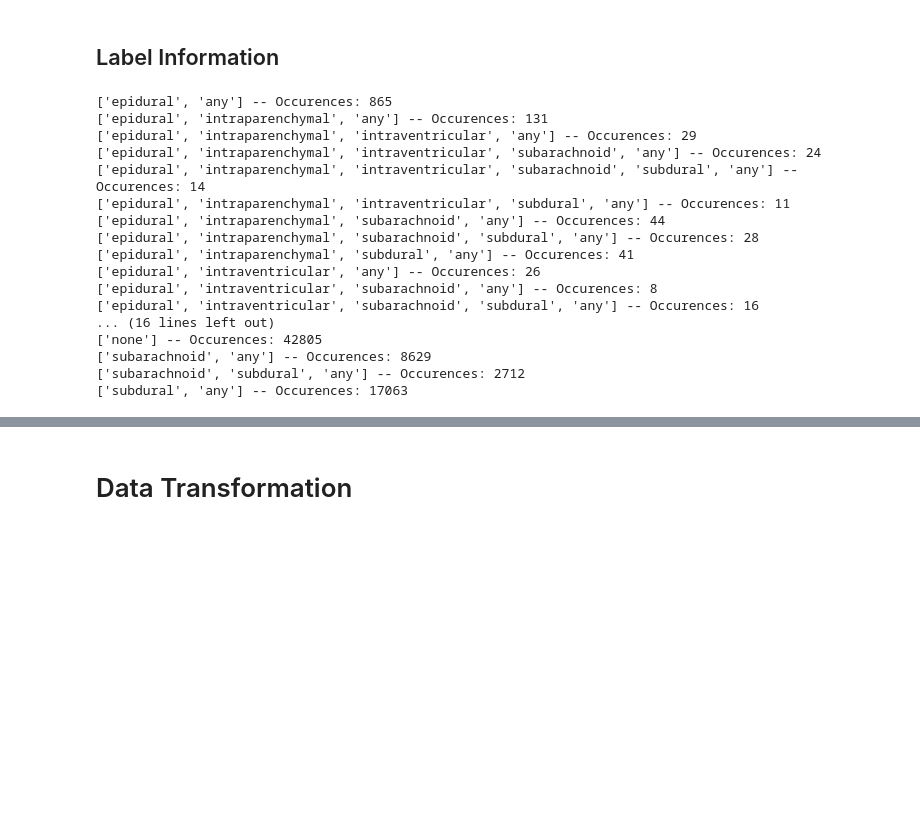
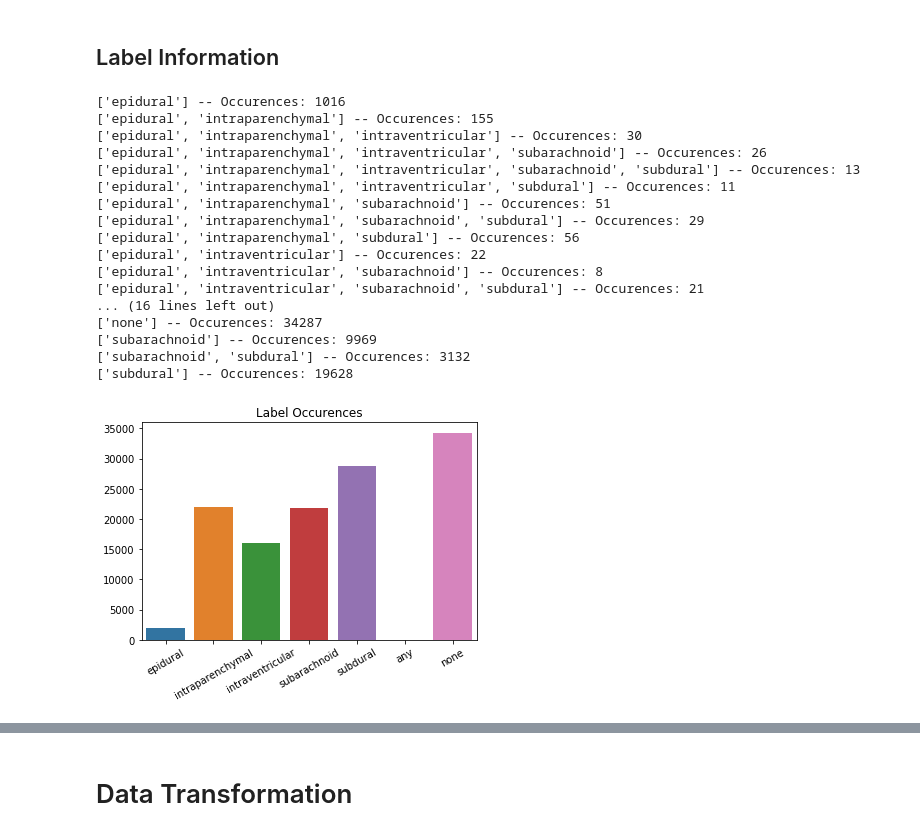
Before and after one commit to bjhammack/intracranial-hemorrhage-detection, a Jupyter notebook: rsna_hemorrhage_classification_model.ipynb, the cells around one changed output, grey strips where cells are left out. Saved outputs shown, nothing was run; the diff lists cells and outputs as text; code cells hidden in the pictures; blank space fills up the shorter version.

```diff
--- a/rsna_hemorrhage_classification_model.ipynb
+++ b/rsna_hemorrhage_classification_model.ipynb
@@ -242,27 +275,38 @@ plt.imshow(random_scan);
 # %% [markdown]
 ## Label Information
-# %%
-unique_labels, label_counts = np.unique(data['labels'], return_counts=True)
-
-index = 0
-for i in unique_labels:
-    print(i,'-- Occurences:',label_counts[index])
-    index += 1
-# %% [output]
-['epidural', 'any'] -- Occurences: 865
-['epidural', 'intraparenchymal', 'any'] -- Occurences: 131
-['epidural', 'intraparenchymal', 'intraventricular', 'any'] -- Occurences: 29
-['epidural', 'intraparenchymal', 'intraventricular', 'subarachnoid', 'any'] -- Occurences: 24
-['epidural', 'intraparenchymal', 'intraventricular', 'subarachnoid', 'subdural', 'any'] -- Occurences: 14
-['epidural', 'intraparenchymal', 'intraventricular', 'subdural', 'any'] -- Occurences: 11
-['epidural', 'intraparenchymal', 'subarachnoid', 'any'] -- Occurences: 44
-['epidural', 'intraparenchymal', 'subarachnoid', 'subdural', 'any'] -- Occurences: 28
-['epidural', 'intraparenchymal', 'subdural', 'any'] -- Occurences: 41
-['epidural', 'intraventricular', 'any'] -- Occurences: 26
-['epidural', 'intraventricular', 'subarachnoid', 'any'] -- Occurences: 8
-['epidural', 'intraventricular', 'subarachnoid', 'subdural', 'any'] -- Occurences: 16
-... (16 lines left out)
-['none'] -- Occurences: 42805
-['subarachnoid', 'any'] -- Occurences: 8629
-['subarachnoid', 'subdural', 'any'] -- Occurences: 2712
-['subdural', 'any'] -- Occurences: 17063
+# %%
+hemorrhages = {'epidural':0,'intraparenchymal':0,'intraventricular':0,'subarachnoid':0,'subdural':0 \
+               ,'any':0,'none':0}
+unique_labels, label_counts = np.unique(data['labels'], return_counts=True)
+
+index = 0
+for i in unique_labels:
+    print(i,'-- Occurences:',label_counts[index])
+    for k,v in hemorrhages.items():
+        if k in i:
+            hemorrhages[k] += int(label_counts[index])
+    index += 1
+
+ax = sns.barplot(x=list(hemorrhages.keys()), y=list(hemorrhages.values()))
+ax.title.set_text('Label Occurences')
+ax.set_xticklabels(labels = list(hemorrhages.keys()),rotation=30)
+plt.show()
+# %% [output]
+['epidural'] -- Occurences: 1016
+['epidural', 'intraparenchymal'] -- Occurences: 155
+['epidural', 'intraparenchymal', 'intraventricular'] -- Occurences: 30
+['epidural', 'intraparenchymal', 'intraventricular', 'subarachnoid'] -- Occurences: 26
+['epidural', 'intraparenchymal', 'intraventricular', 'subarachnoid', 'subdural'] -- Occurences: 13
+['epidural', 'intraparenchymal', 'intraventricular', 'subdural'] -- Occurences: 11
+['epidural', 'intraparenchymal', 'subarachnoid'] -- Occurences: 51
+['epidural', 'intraparenchymal', 'subarachnoid', 'subdural'] -- Occurences: 29
+['epidural', 'intraparenchymal', 'subdural'] -- Occurences: 56
+['epidural', 'intraventricular'] -- Occurences: 22
+['epidural', 'intraventricular', 'subarachnoid'] -- Occurences: 8
+['epidural', 'intraventricular', 'subarachnoid', 'subdural'] -- Occurences: 21
+... (16 lines left out)
+['none'] -- Occurences: 34287
+['subarachnoid'] -- Occurences: 9969
+['subarachnoid', 'subdural'] -- Occurences: 3132
+['subdural'] -- Occurences: 19628
+[figure, added]
```
Also changed, not shown: parts of 21 cells of this notebook, 4 other files.
